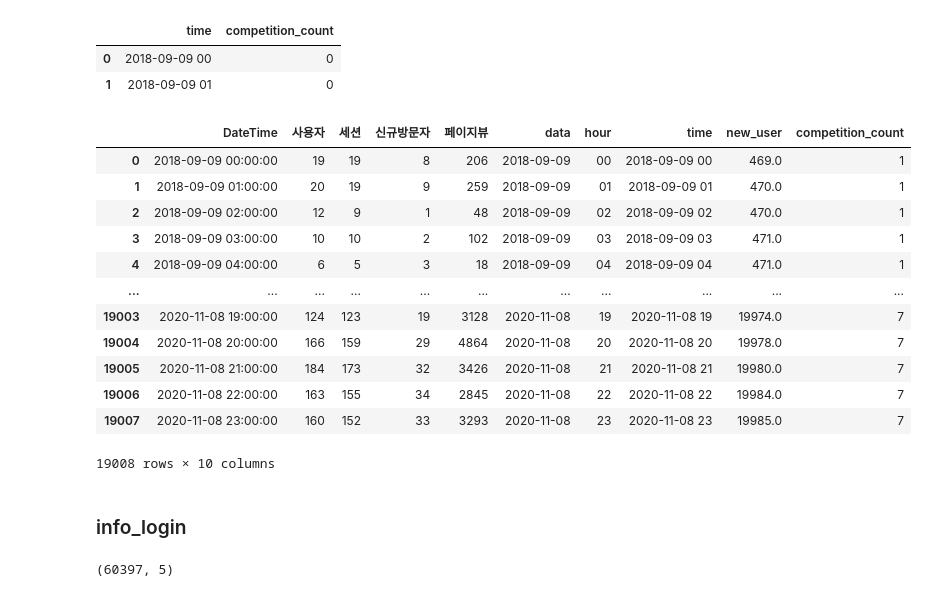
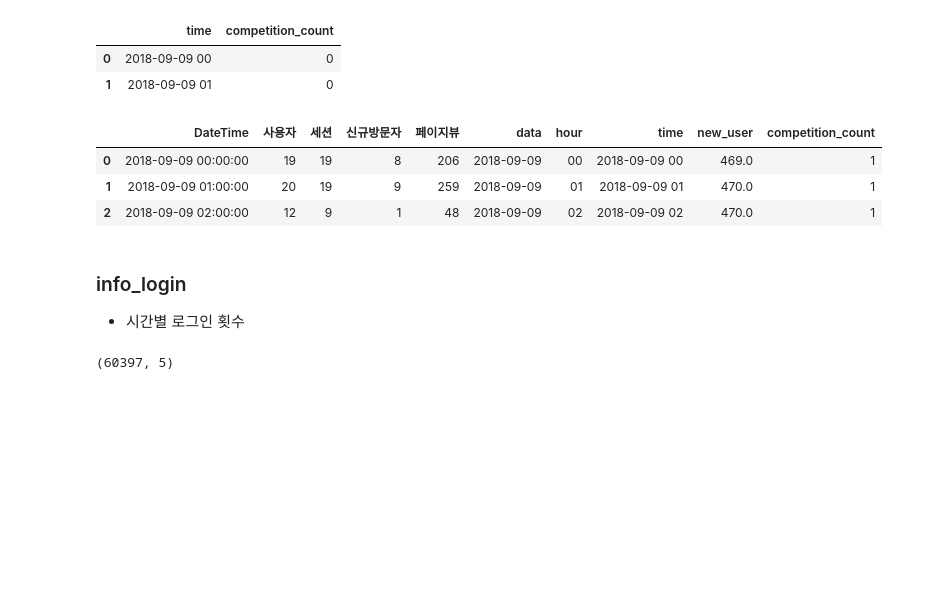
Before and after one commit to sunnight9507/STUDY, a Jupyter notebook: Dacon/2020 DACON CUP/Data EDA & Processing.ipynb, the cells around one changed output. Drawn from its saved outputs; the diff is of its cells as text; code cells hidden in the pictures; blank space fills up the shorter version.

```diff
--- a/Dacon/2020 DACON CUP/Data EDA & Processing.ipynb
+++ b/Dacon/2020 DACON CUP/Data EDA & Processing.ipynb
@@ -178,23 +139,16 @@ for s, e in tqdm(info_competition[['period_start', 'period_end']].values):
 # %%
 train['competition_count'] = result['competition_count']
 
-train
+train.head(3)
 # %% [output]
 |  | DateTime | 사용자 | 세션 | 신규방문자 | 페이지뷰 | data | hour | time | new_user | competition_count |
 | 0 | 2018-09-09 00:00:00 | 19 | 19 | 8 | 206 | 2018-09-09 | 00 | 2018-09-09 00 | 469.0 | 1 |
 | 1 | 2018-09-09 01:00:00 | 20 | 19 | 9 | 259 | 2018-09-09 | 01 | 2018-09-09 01 | 470.0 | 1 |
 | 2 | 2018-09-09 02:00:00 | 12 | 9 | 1 | 48 | 2018-09-09 | 02 | 2018-09-09 02 | 470.0 | 1 |
-| 3 | 2018-09-09 03:00:00 | 10 | 10 | 2 | 102 | 2018-09-09 | 03 | 2018-09-09 03 | 471.0 | 1 |
-| 4 | 2018-09-09 04:00:00 | 6 | 5 | 3 | 18 | 2018-09-09 | 04 | 2018-09-09 04 | 471.0 | 1 |
-| ... | ... | ... | ... | ... | ... | ... | ... | ... | ... | ... |
-| 19003 | 2020-11-08 19:00:00 | 124 | 123 | 19 | 3128 | 2020-11-08 | 19 | 2020-11-08 19 | 19974.0 | 7 |
-| 19004 | 2020-11-08 20:00:00 | 166 | 159 | 29 | 4864 | 2020-11-08 | 20 | 2020-11-08 20 | 19978.0 | 7 |
-| 19005 | 2020-11-08 21:00:00 | 184 | 173 | 32 | 3426 | 2020-11-08 | 21 | 2020-11-08 21 | 19980.0 | 7 |
-| 19006 | 2020-11-08 22:00:00 | 163 | 155 | 34 | 2845 | 2020-11-08 | 22 | 2020-11-08 22 | 19984.0 | 7 |
-| 19007 | 2020-11-08 23:00:00 | 160 | 152 | 33 | 3293 | 2020-11-08 | 23 | 2020-11-08 23 | 19985.0 | 7 |
-19008 rows × 10 columns
 # %% [markdown]
 ### info_login
+
+- 시간별 로그인 횟수
 # %%
 info_login = pd.read_csv(path + 'info_login.csv', encoding='cp949').set_index('Unnamed: 0').dropna(axis=0)
 
```
Also changed, not shown: parts of 17 cells of this notebook, 1 other file.
